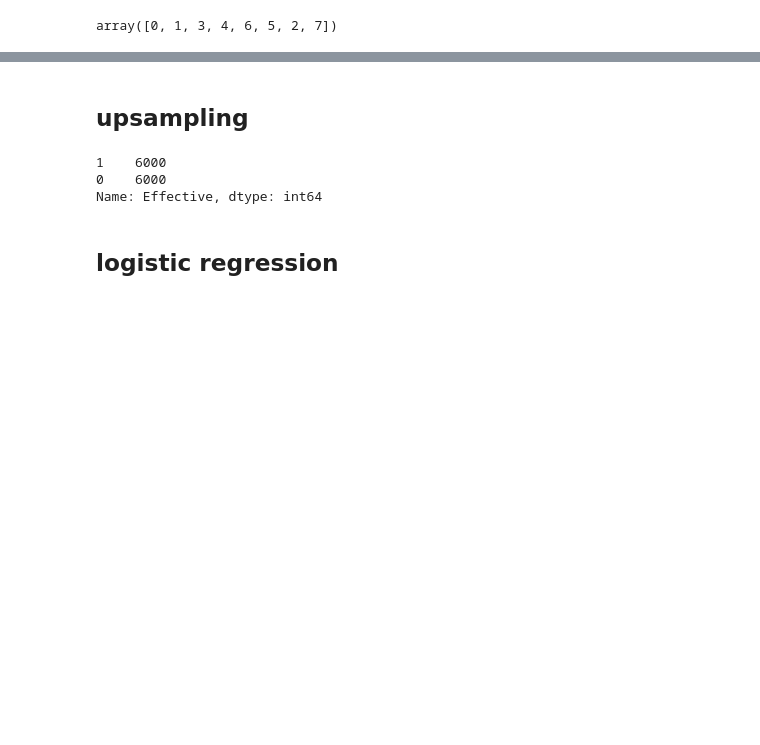
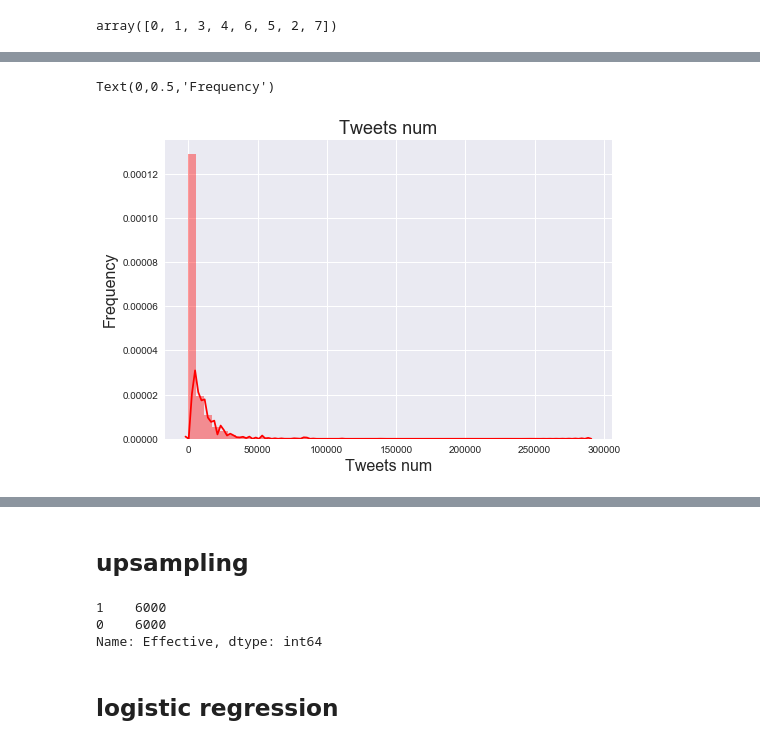
Before and after one commit to ke11ysun/Weibo-Spam-Accounts, a Jupyter notebook: TMD model-simple.ipynb, the cells around one changed output, grey strips where cells are left out. Cells and saved outputs as stored; diff of their text form; code cells hidden in the pictures; blank space fills up the shorter version.

```diff
--- a/TMD model-simple.ipynb
+++ b/TMD model-simple.ipynb
@@ -119,0 +136,8 @@ for p, label in zip(ax.patches, vip_lv_count['counts']):
+# %%
+sns.distplot(data['tweets_num'], kde=True, color='red', bins=50)
+plt.title('Tweets num', fontsize=18)
+plt.xlabel('Tweets num', fontsize=16)
+plt.ylabel('Frequency', fontsize=16)
+# %% [output]
+Text(0,0.5,'Frequency')
+[figure, added]
```
Also changed, not shown: parts of 10 cells of this notebook.
